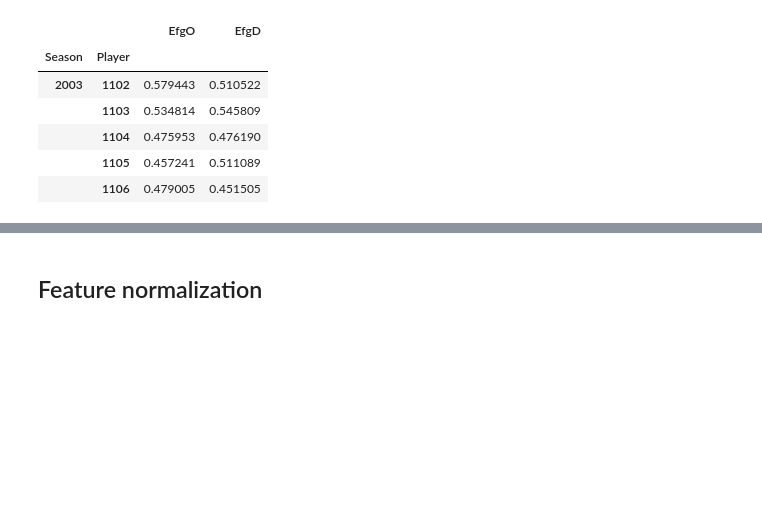
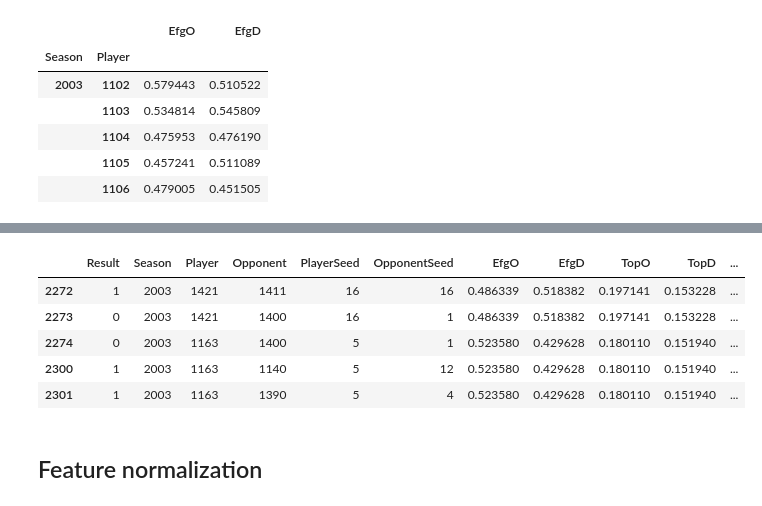
Before and after one commit to wattlebird/KaggleMarchMania2017, a Jupyter notebook: Main2.ipynb, the cells around one changed output, grey strips where cells are left out. Cells and saved outputs as stored; diff of their text form; code cells hidden in the pictures; blank space fills up the shorter version.

```diff
--- a/Main2.ipynb
+++ b/Main2.ipynb
@@ -118,0 +140,7 @@ result = pd.merge(result, rst, left_on=['Season', 'Player'], right_index=True)
+# %%
+t = new_regular[['Season', 'Player', 'Opponent', 'Wor', 'Wdr', 'Lor', 'Ldr']].copy()
+t["ORB"] = np.require(t["Wor"].values+t["Ldr"].values, dtype=np.float)
+t["DRB"] = np.require(t["Wdr"].values+t["Lor"].values, dtype=np.float)
+t = t.groupby(by=['Season', 'Player']).sum()
+rst = pd.DataFrame({'ORB': t['Wor']/t['ORB'], 'DRB': t['Wdr']/t['DRB']}, columns=['ORB', 'DRB'])
+rst.head()
@@ -118,0 +155,2 @@ result = pd.merge(result, rst, left_on=['Season', 'Player'], right_index=True)
+# %%
+result = pd.merge(result, rst, left_on=['Season', 'Player'], right_index=True)
@@ -118,0 +159,7 @@ result = pd.merge(result, rst, left_on=['Season', 'Player'], right_index=True)
+# %%
+t = new_regular[['Season', 'Player', 'Opponent', 'Wfga', 'Wftm', 'Lfga', 'Lftm']].copy()
+t = t.groupby(by=['Season', 'Player']).sum()
+rst = pd.DataFrame({'OFT': np.require(t['Wftm'].values, dtype=np.float)/np.require(t['Wfga'].values, dtype=np.float),
+                    'DFT': np.require(t['Lftm'].values, dtype=np.float)/np.require(t['Lfga'].values, dtype=np.float)},
+                   columns=['OFT', 'DFT'], index = t.index)
+rst.head()
@@ -119,3 +174,14 @@ result = pd.merge(result, rst, left_on=['Season', 'Player'], right_index=True)
+# %%
+result = pd.merge(result, rst, left_on=['Season', 'Player'], right_index=True)
+# %%
+result.head()
+# %% [output]
+|  | Result | Season | Player | Opponent | PlayerSeed | OpponentSeed | EfgO | EfgD | TopO | TopD | ... |
+| 2272 | 1 | 2003 | 1421 | 1411 | 16 | 16 | 0.486339 | 0.518382 | 0.197141 | 0.153228 | ... |
+| 2273 | 0 | 2003 | 1421 | 1400 | 16 | 1 | 0.486339 | 0.518382 | 0.197141 | 0.153228 | ... |
+| 2274 | 0 | 2003 | 1163 | 1400 | 5 | 1 | 0.523580 | 0.429628 | 0.180110 | 0.151940 | ... |
+| 2300 | 1 | 2003 | 1163 | 1140 | 5 | 12 | 0.523580 | 0.429628 | 0.180110 | 0.151940 | ... |
+| 2301 | 1 | 2003 | 1163 | 1390 | 5 | 4 | 0.523580 | 0.429628 | 0.180110 | 0.151940 | ... |
 # %% [markdown]
 ## Feature normalization
 # %%
```
Also changed, not shown: parts of 9 cells of this notebook.
